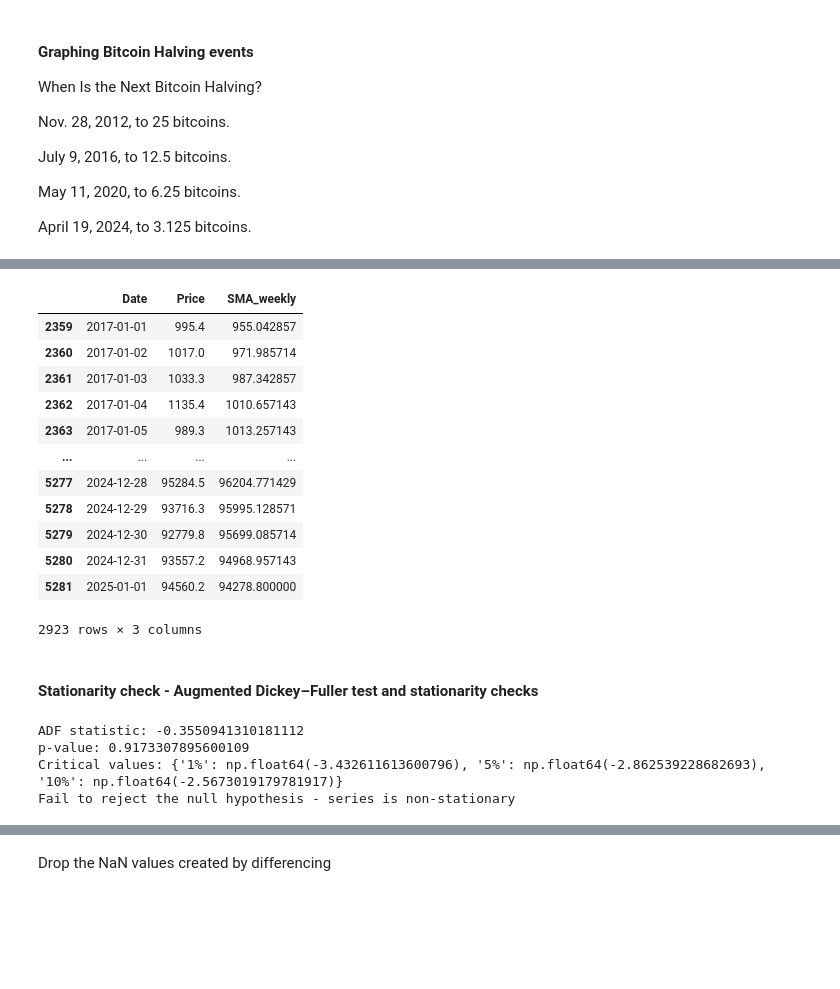
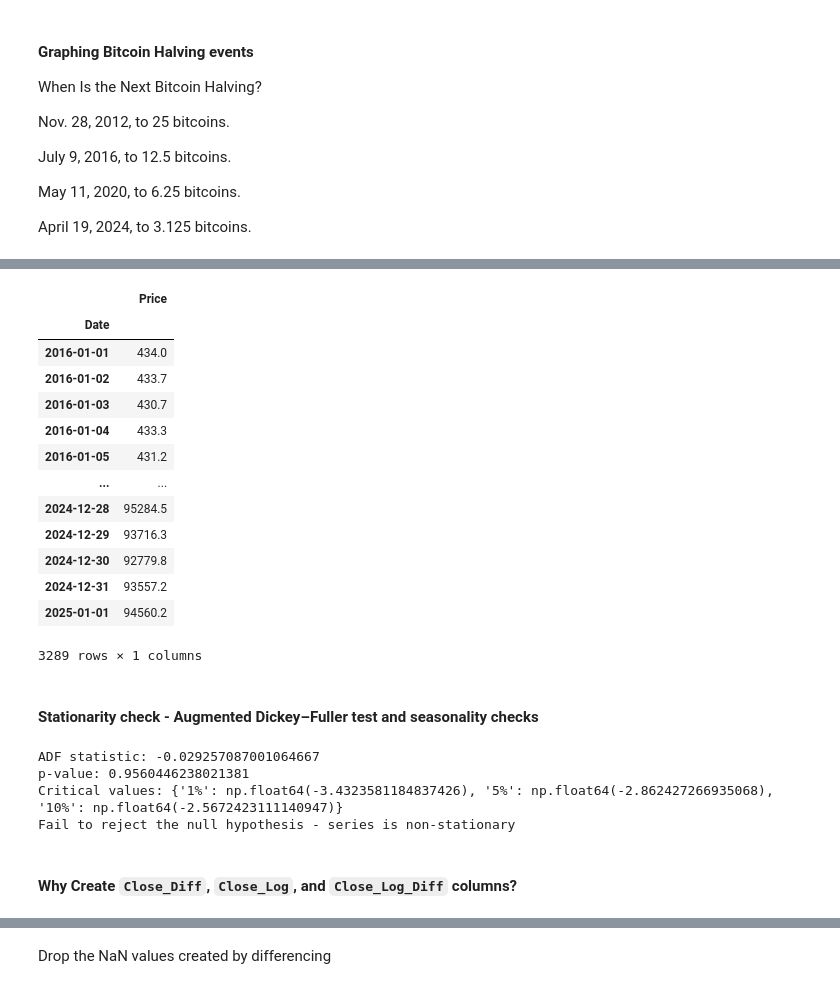
Before and after one commit to Jankiel-Predator/mmda_proj_btc, a Jupyter notebook: bitcoin copy.ipynb, the cells around one changed output, grey strips where cells are left out. Saved outputs shown, nothing was run; the diff lists cells and outputs as text; code cells hidden in the pictures; blank space fills up the shorter version.

```diff
--- a/bitcoin copy.ipynb
+++ b/bitcoin copy.ipynb
@@ -88,4 +83,0 @@ bitcoin_data.head()
-# %%
-bitcoin_data['SMA_weekly'] = bitcoin_data['Price'].rolling(window=7).mean()
-
-bitcoin_data.head(15)
@@ -188,25 +141,26 @@ Index(['Date', 'Price', 'Open', 'High', 'Low', 'Vol.', 'Change %', 'Average',
 # %%
 columns_to_drop = ['Open', 'High', 'Low', 'Vol.', 'Change %', 'Average']
-
-bitcoin = bitcoin_data[bitcoin_data['Date'] >= '2017-01-01']
-bitcoin = bitcoin.drop(columns=columns_to_drop)
+bitcoin = bitcoin_data.drop(columns=columns_to_drop)
+bitcoin = bitcoin[bitcoin['Date'] >= '2016-01-01']
+bitcoin = bitcoin.set_index('Date')
 bitcoin
 # %% [output]
-|  | Date | Price | SMA_weekly |
-| 2359 | 2017-01-01 | 995.4 | 955.042857 |
-| 2360 | 2017-01-02 | 1017.0 | 971.985714 |
-| 2361 | 2017-01-03 | 1033.3 | 987.342857 |
-| 2362 | 2017-01-04 | 1135.4 | 1010.657143 |
-| 2363 | 2017-01-05 | 989.3 | 1013.257143 |
-| ... | ... | ... | ... |
-| 5277 | 2024-12-28 | 95284.5 | 96204.771429 |
-| 5278 | 2024-12-29 | 93716.3 | 95995.128571 |
-| 5279 | 2024-12-30 | 92779.8 | 95699.085714 |
-| 5280 | 2024-12-31 | 93557.2 | 94968.957143 |
-| 5281 | 2025-01-01 | 94560.2 | 94278.800000 |
+|  | Price |
+| Date |  |
+| 2016-01-01 | 434.0 |
+| 2016-01-02 | 433.7 |
+| 2016-01-03 | 430.7 |
+| 2016-01-04 | 433.3 |
+| 2016-01-05 | 431.2 |
+| ... | ... |
+| 2024-12-28 | 95284.5 |
+| 2024-12-29 | 93716.3 |
+| 2024-12-30 | 92779.8 |
+| 2024-12-31 | 93557.2 |
+| 2025-01-01 | 94560.2 |
-2923 rows × 3 columns
+3289 rows × 1 columns
 # %% [markdown]
-#### Stationarity check - Augmented Dickey–Fuller test and stationarity checks
+#### Stationarity check - Augmented Dickey–Fuller test and seasonality checks
 # %%
 adf_test = adfuller(bitcoin['Price'])
 print("ADF statistic:", adf_test[0])
@@ -218,7 +172,9 @@ if adf_test[1] < 0.05:
 else:
     print("Fail to reject the null hypothesis - series is non-stationary")
 # %% [output]
-ADF statistic: -0.3550941310181112
-p-value: 0.9173307895600109
-Critical values: {'1%': np.float64(-3.432611613600796), '5%': np.float64(-2.862539228682693), '10%': np.float64(-2.5673019179781917)}
+ADF statistic: -0.029257087001064667
+p-value: 0.9560446238021381
+Critical values: {'1%': np.float64(-3.4323581184837426), '5%': np.float64(-2.862427266935068), '10%': np.float64(-2.5672423111140947)}
 Fail to reject the null hypothesis - series is non-stationary
+# %% [markdown]
+#### Why Create `Close_Diff`, `Close_Log`, and `Close_Log_Diff` columns?
```
Also changed, not shown: parts of 81 cells of this notebook.
